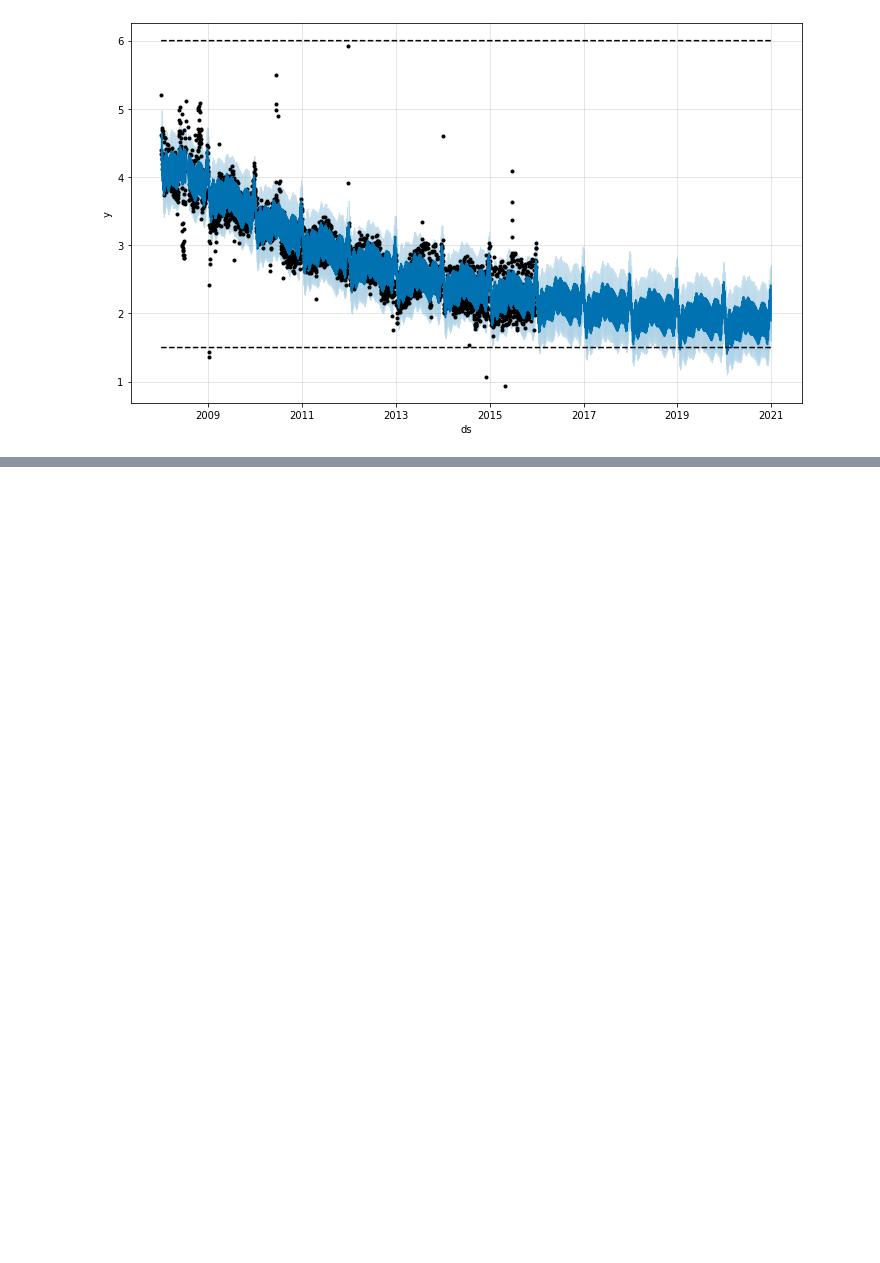
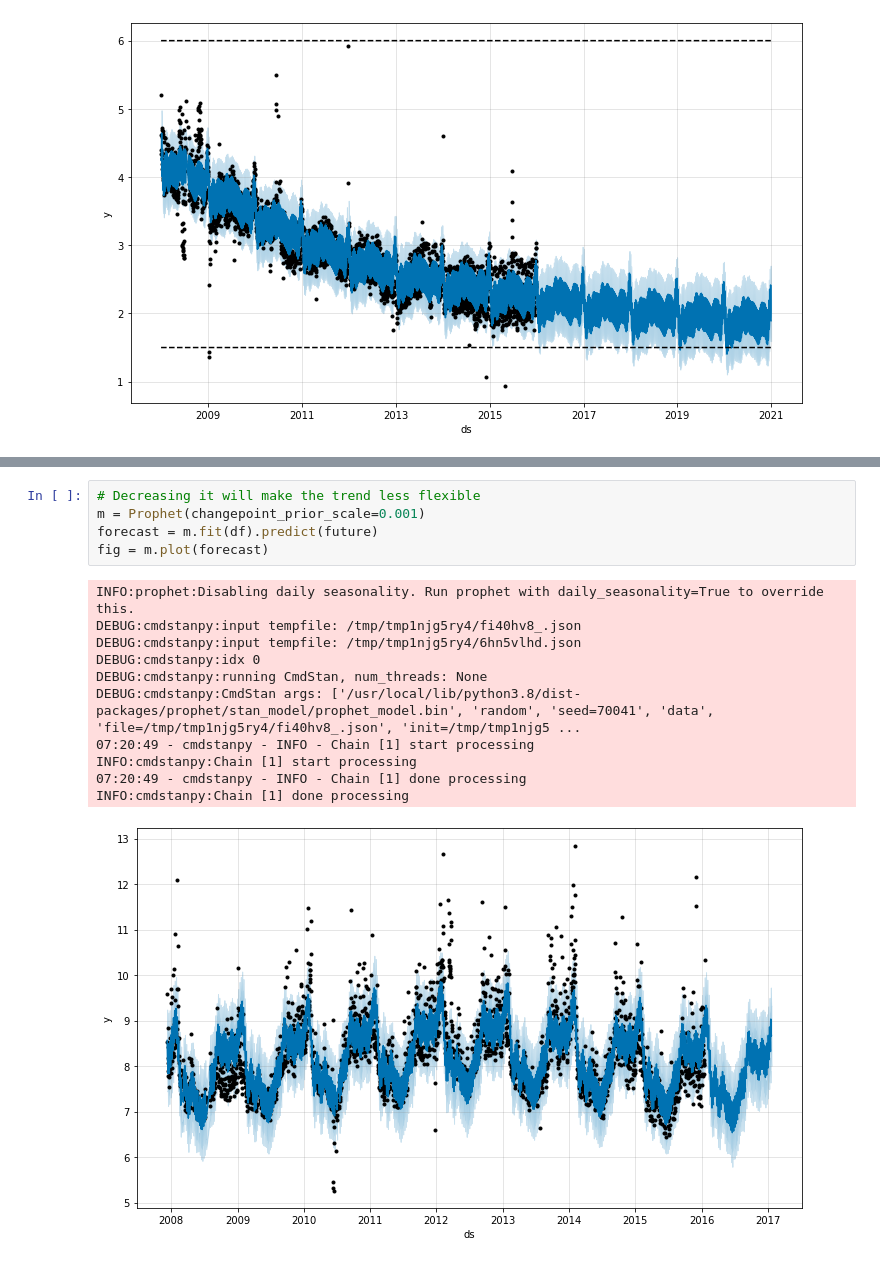
Before and after one commit to carlosmirandadurand/Experiments, a Jupyter notebook: Prophet_Experiments.ipynb, the cells around one changed output, grey strips where cells are left out. Drawn from its saved outputs; the diff is of its cells as text; blank space fills up the shorter version.

```diff
--- a/Prophet_Experiments.ipynb
+++ b/Prophet_Experiments.ipynb
@@ -191,0 +248,17 @@ INFO:cmdstanpy:Chain [1] done processing
+# %%
+# Decreasing it will make the trend less flexible
+m = Prophet(changepoint_prior_scale=0.001)
+forecast = m.fit(df).predict(future)
+fig = m.plot(forecast)
+# %% [output]
+INFO:prophet:Disabling daily seasonality. Run prophet with daily_seasonality=True to override this.
+DEBUG:cmdstanpy:input tempfile: /tmp/tmp1njg5ry4/fi40hv8_.json
+DEBUG:cmdstanpy:input tempfile: /tmp/tmp1njg5ry4/6hn5vlhd.json
+DEBUG:cmdstanpy:idx 0
+DEBUG:cmdstanpy:running CmdStan, num_threads: None
+DEBUG:cmdstanpy:CmdStan args: ['/usr/local/lib/python3.8/dist-packages/prophet/stan_model/prophet_model.bin', 'random', 'seed=70041', 'data', 'file=/tmp/tmp1njg5ry4/fi40hv8_.json', 'init=/tmp/tmp1njg5 ...
+07:20:49 - cmdstanpy - INFO - Chain [1] start processing
+INFO:cmdstanpy:Chain [1] start processing
+07:20:49 - cmdstanpy - INFO - Chain [1] done processing
+INFO:cmdstanpy:Chain [1] done processing
+[figure, added]
```
Also changed, not shown: parts of 26 cells of this notebook.
